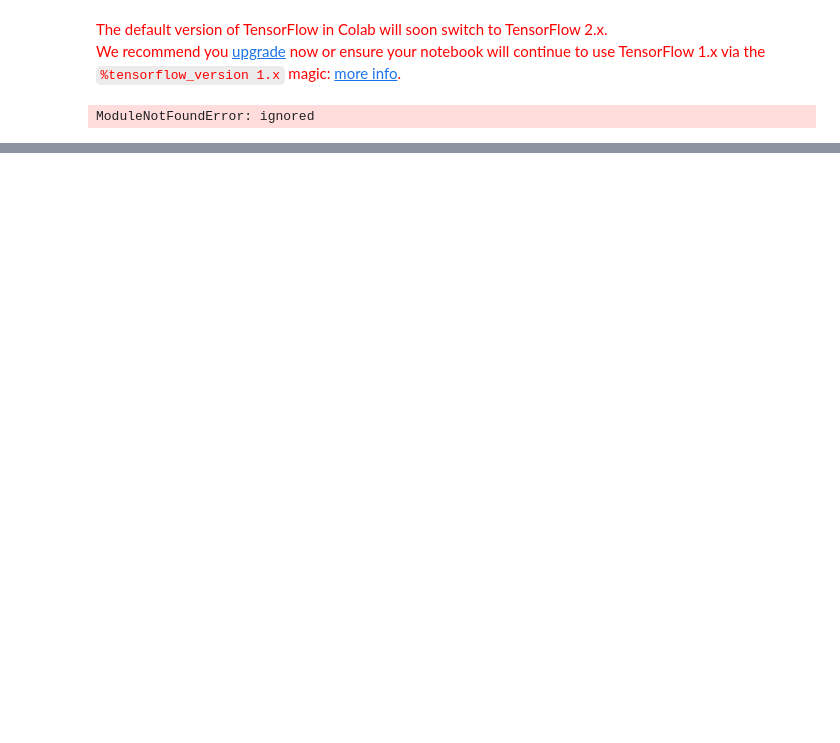
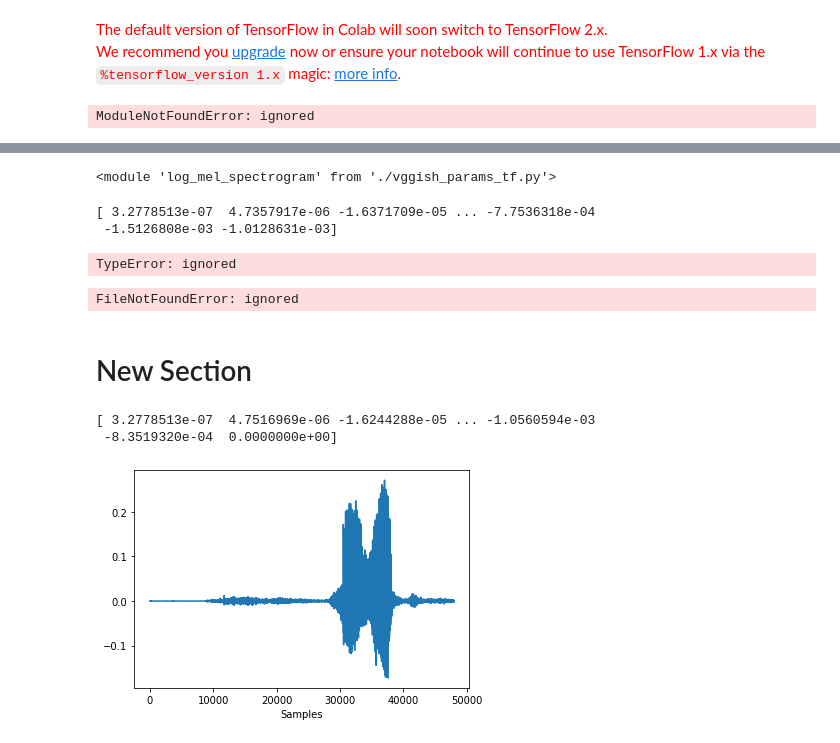
Before and after one commit to EduardoMoraesRitter/voice, a Jupyter notebook: DL.ipynb, the cells around one changed output, grey strips where cells are left out. Saved outputs shown, nothing was run; the diff lists cells and outputs as text; code cells hidden in the pictures; blank space fills up the shorter version.

```diff
--- a/DL.ipynb
+++ b/DL.ipynb
@@ -21,0 +39,61 @@ ModuleNotFoundError: ignored
+# %%
+#from AudioProcessor import log_mel_spectrogram
+from importlib.machinery import SourceFileLoader
+log_mel_spectrogram = SourceFileLoader('log_mel_spectrogram', './vggish_params_tf.py').load_module()
+log_mel_spectrogram
+# %% [output]
+<module 'log_mel_spectrogram' from './vggish_params_tf.py'>
+# %%
+audio, sr = librosa.load('0.wav', sr=22000, duration=2)
+print(audio)
+# %% [output]
+[ 3.2778513e-07  4.7357917e-06 -1.6371709e-05 ... -7.7536318e-04
+ -1.5126808e-03 -1.0128631e-03]
+# %%
+processed = log_mel_spectrogram((audio, sr), librosa_like=True)
+processed
+# %% [output]
+TypeError: ignored
+# %%
+
+y = []
+x = []
+
+paths = os.listdir('dataset')
+
+print(paths)
+classe = 0
+for path in paths:
+    path_name = os.path.join('./', 'dataset', path)
+    for file in os.listdir(path_name):
+        filename = os.path.join(path_name, file)
+        audio, sr = librosa.load(filename, sr=22000, duration=2)
+        processed = log_mel_spectrogram((audio, sr), librosa_like=True)
+        x.append(processed)
+        y.append(np.array(classe))
+        print(filename, processed.shape)
+    classe +=1
+# %% [output]
+FileNotFoundError: ignored
+# %% [markdown]
+# New Section
+# %%
+import numpy as np # linear algebra
+import pandas as pd # data processing, CSV file I/O (e.g. pd.read_csv)
+import scipy.io.wavfile as sci_wav # Open wav files
+import os  # Manipulate files
+import matplotlib.pyplot as plt # Plotting
+import librosa
+%matplotlib inline
+
+inspect_array = np.array(librosa.load('./0.wav')[0])
+print(inspect_array)
+fig, (ax_teste) = plt.subplots(1, 1) # subplot for section 5
+ax_teste.plot(inspect_array)
+ax_teste.set_xlabel("Samples")
+plt.subplots_adjust(hspace = 0.75)
+plt.show()
+# %% [output]
+[ 3.2778513e-07  4.7516969e-06 -1.6244288e-05 ... -1.0560594e-03
+ -8.3519320e-04  0.0000000e+00]
+[figure, added]
```
Also changed, not shown: parts of 5 cells of this notebook.
